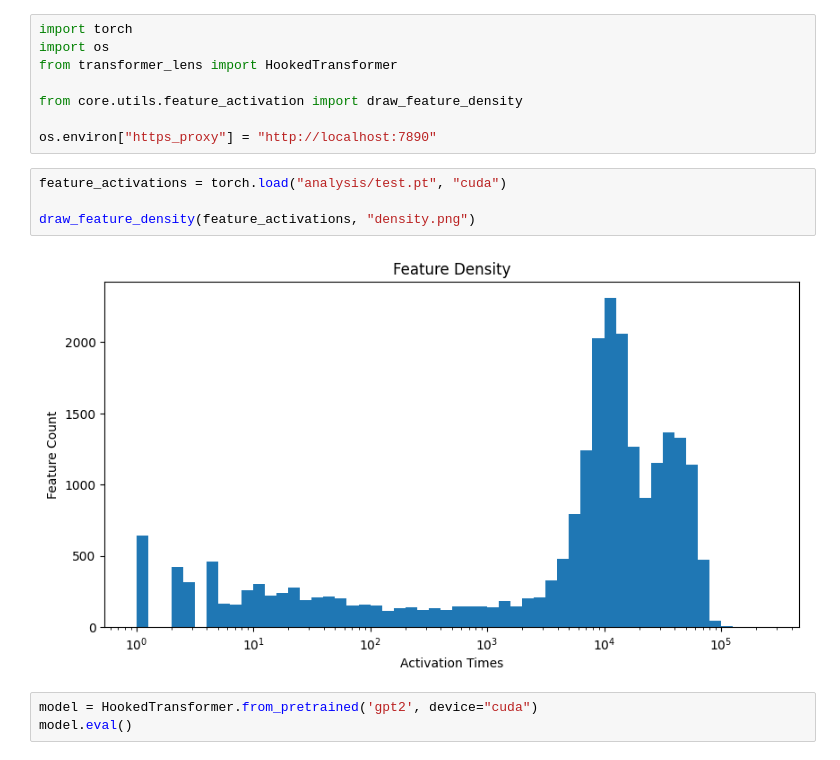
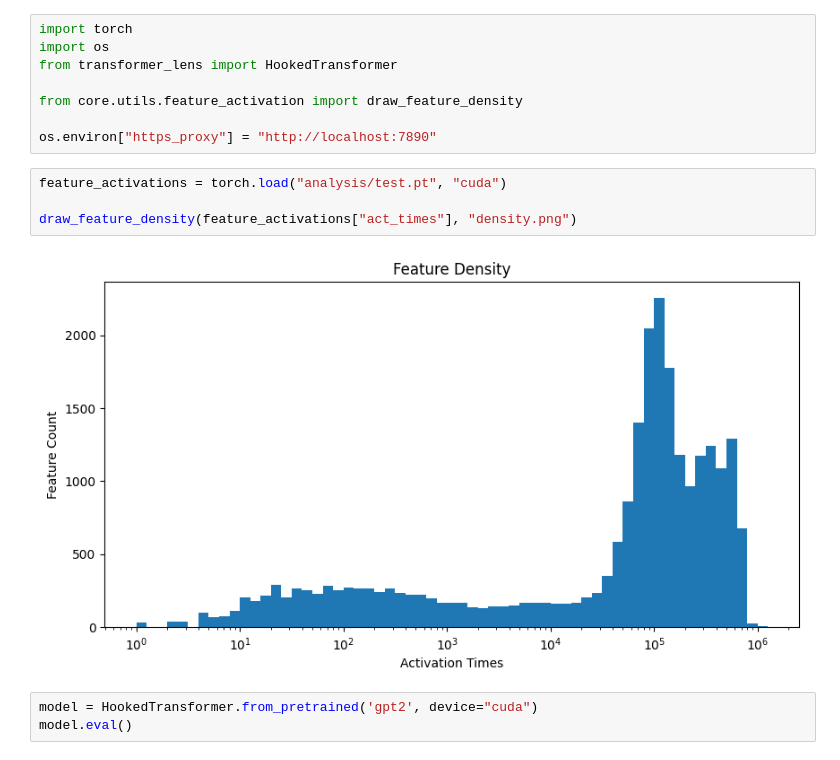
Before and after one commit to OpenMOSS/Language-Model-SAEs, a Jupyter notebook: notebooks/observe_feature_activation.ipynb, the cells around one changed output. Cells and saved outputs as stored; diff of their text form.

Commit message:
fix: feature activation notebook

```diff
--- a/notebooks/observe_feature_activation.ipynb
+++ b/notebooks/observe_feature_activation.ipynb
@@ -9,9 +9,9 @@ os.environ["https_proxy"] = "http://localhost:7890"
 # %%
 feature_activations = torch.load("analysis/test.pt", "cuda")
 
-draw_feature_density(feature_activations, "density.png")
+draw_feature_density(feature_activations["act_times"], "density.png")
 # %% [output]
-[figure, old version]
+[figure, new version]
 # %%
 model = HookedTransformer.from_pretrained('gpt2', device="cuda")
 model.eval()
```
Also changed, not shown: parts of 1 cell of this notebook.
